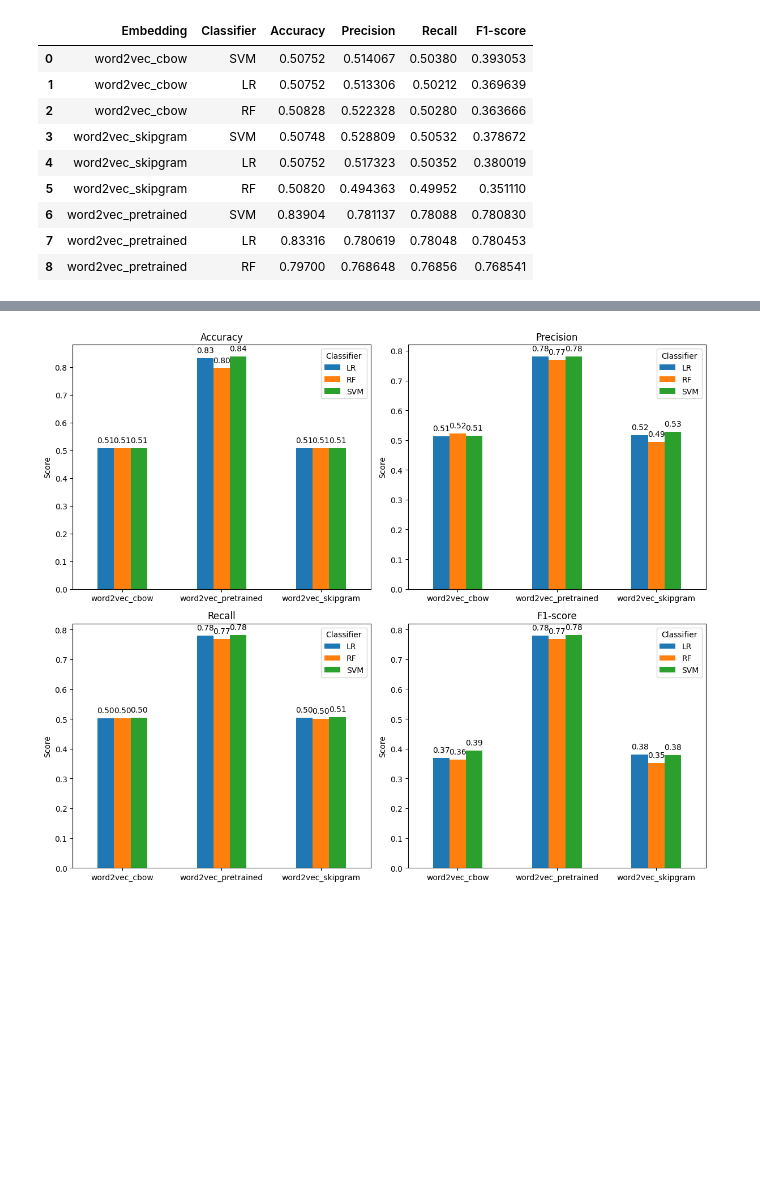
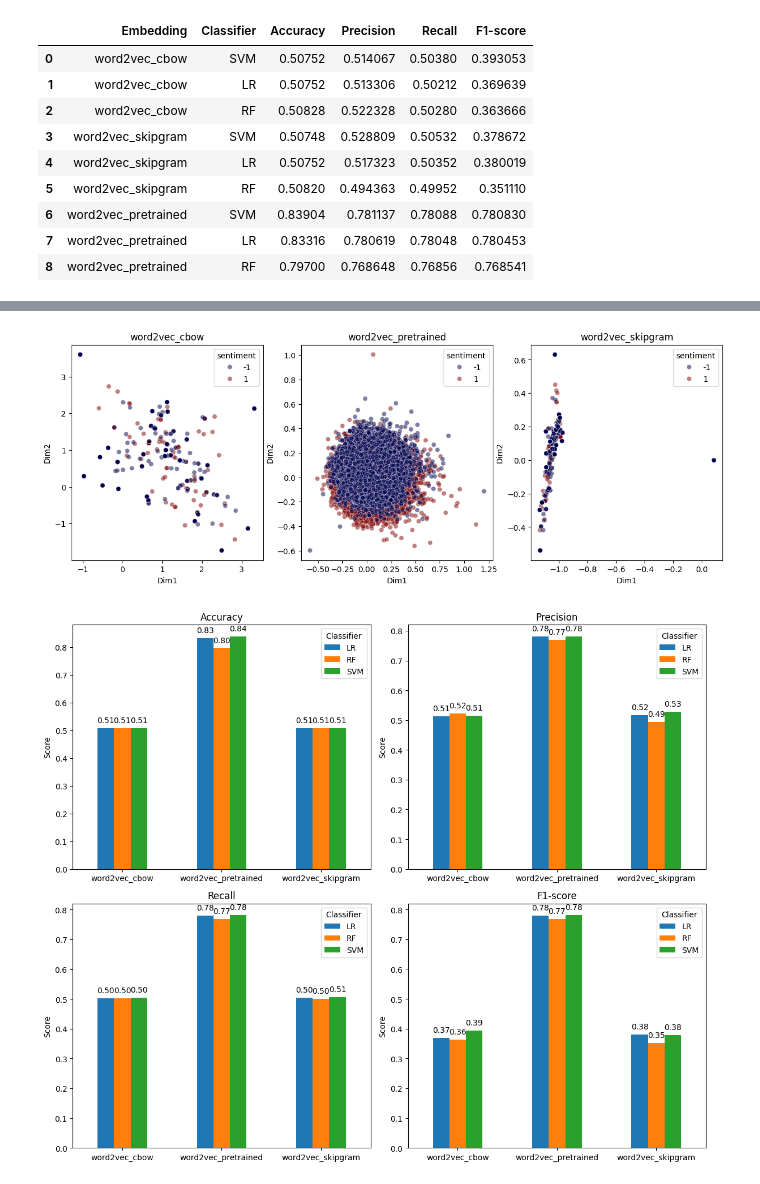
Before and after one commit to rainysteven1/FinalProject, a Jupyter notebook: visualize.ipynb, the cells around one changed output, grey strips where cells are left out. Cells and saved outputs as stored; diff of their text form; code cells hidden in the pictures; blank space fills up the shorter version.

```diff
--- a/visualize.ipynb
+++ b/visualize.ipynb
@@ -80,3 +122,7 @@ concated_df
+# %%
+plot_pca("test")
+# %% [output]
+[figure, added]
 # %%
 fig, axes = plt.subplots(2, 2, figsize=(12, 10))
 
```
Also changed, not shown: parts of 4 cells of this notebook.
